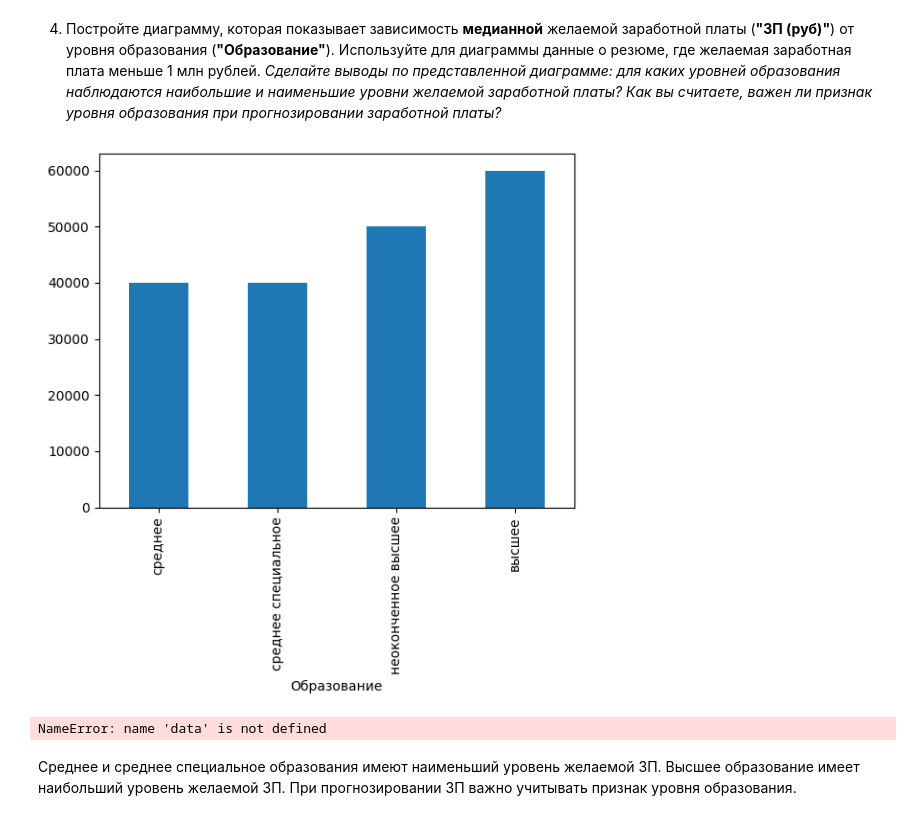
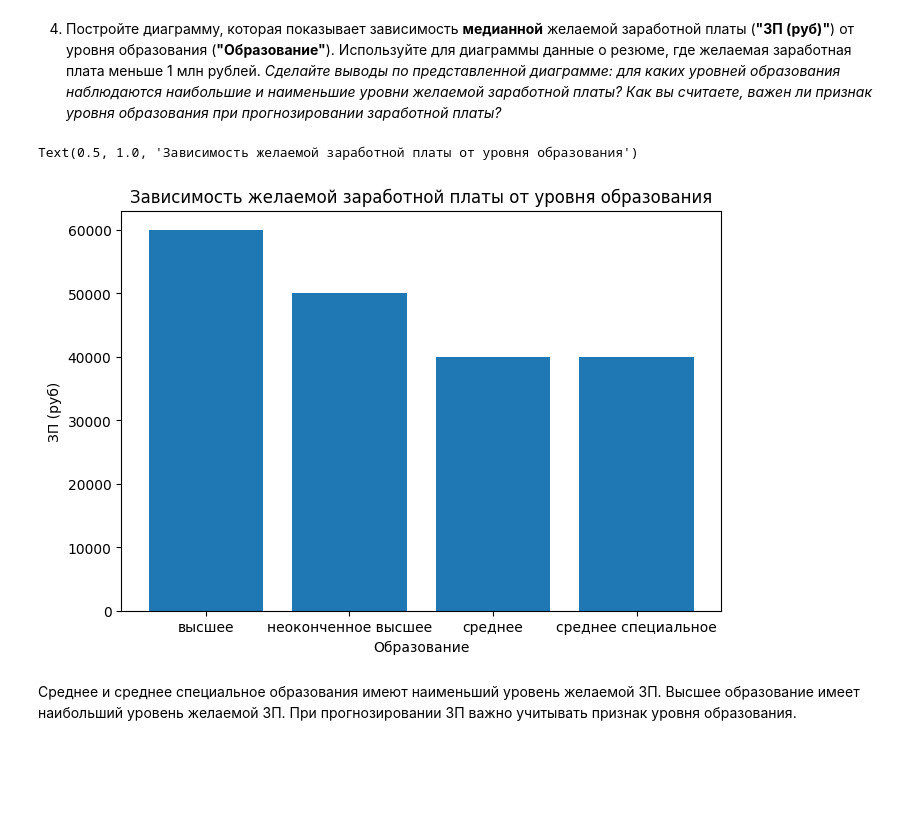
Before and after one commit to SergeyExp/data_science, a Jupyter notebook: PROJECT-1-Анализ резюме из HeadHunter/Project-1. Ноутбук-шаблон.ipynb, the cells around one changed output. Cells and saved outputs as stored; diff of their text form; code cells hidden in the pictures; blank space fills up the shorter version.

```diff
--- a/PROJECT-1-Анализ резюме из HeadHunter/Project-1. Ноутбук-шаблон.ipynb
+++ b/PROJECT-1-Анализ резюме из HeadHunter/Project-1. Ноутбук-шаблон.ipynb
@@ -401,6 +386,7 @@ import matplotlib.pyplot as plt
 import seaborn as sns
 import plotly.express as px
 
-data_HH = pd.read_csv('data_HH')
+# чтение ранее сохраненных преобразованных данных
+data_HH = pd.read_csv('data_HH.csv')
 data_HH = data_HH.drop('Unnamed: 0', axis=1)
 # %%
@@ -531,16 +497,20 @@ Name: ЗП (руб), dtype: float64
 4. Постройте диаграмму, которая показывает зависимость **медианной** желаемой заработной платы (**"ЗП (руб)"**) от уровня образования (**"Образование"**). Используйте для диаграммы данные о резюме, где желаемая заработная плата меньше 1 млн рублей.
 *Сделайте выводы по представленной диаграмме: для каких уровней образования наблюдаются наибольшие и наименьшие уровни желаемой заработной платы? Как вы считаете, важен ли признак уровня образования при прогнозировании заработной платы?*
 # %%
-# ваш код здесь
+# столбчатая диаграмма
 df = data_HH.copy()
 mask = df['ЗП (руб)'] < 1000000
-data = df[mask].groupby(by='Образование')['ЗП (руб)'].median().sort_values(ascending=True).plot(kind='bar');
+data = df[mask].groupby(by='Образование')['ЗП (руб)'].median()
+
+fig = plt.figure(figsize=(6, 4))
+main_axes = fig.add_axes([0, 0, 1, 1])
+main_axes.bar(x = data.index, height = data)
+main_axes.set_ylabel('ЗП (руб)')
+main_axes.set_xlabel('Образование')
+main_axes.set_title('Зависимость желаемой заработной платы от уровня образования')
 # %% [output]
+Text(0.5, 1.0, 'Зависимость желаемой заработной платы от уровня образования')
-[figure, old version]
+[figure, new version]
-# %%
-data
-# %% [output]
-NameError: name 'data' is not defined
 # %% [markdown]
 Среднее и среднее специальное образования имеют наименьший уровень желаемой ЗП. Высшее образование имеет наибольший уровень желаемой ЗП. При прогнозировании ЗП важно учитывать признак уровня образования.
 # %% [markdown]
```
Also changed, not shown: parts of 40 cells of this notebook.
